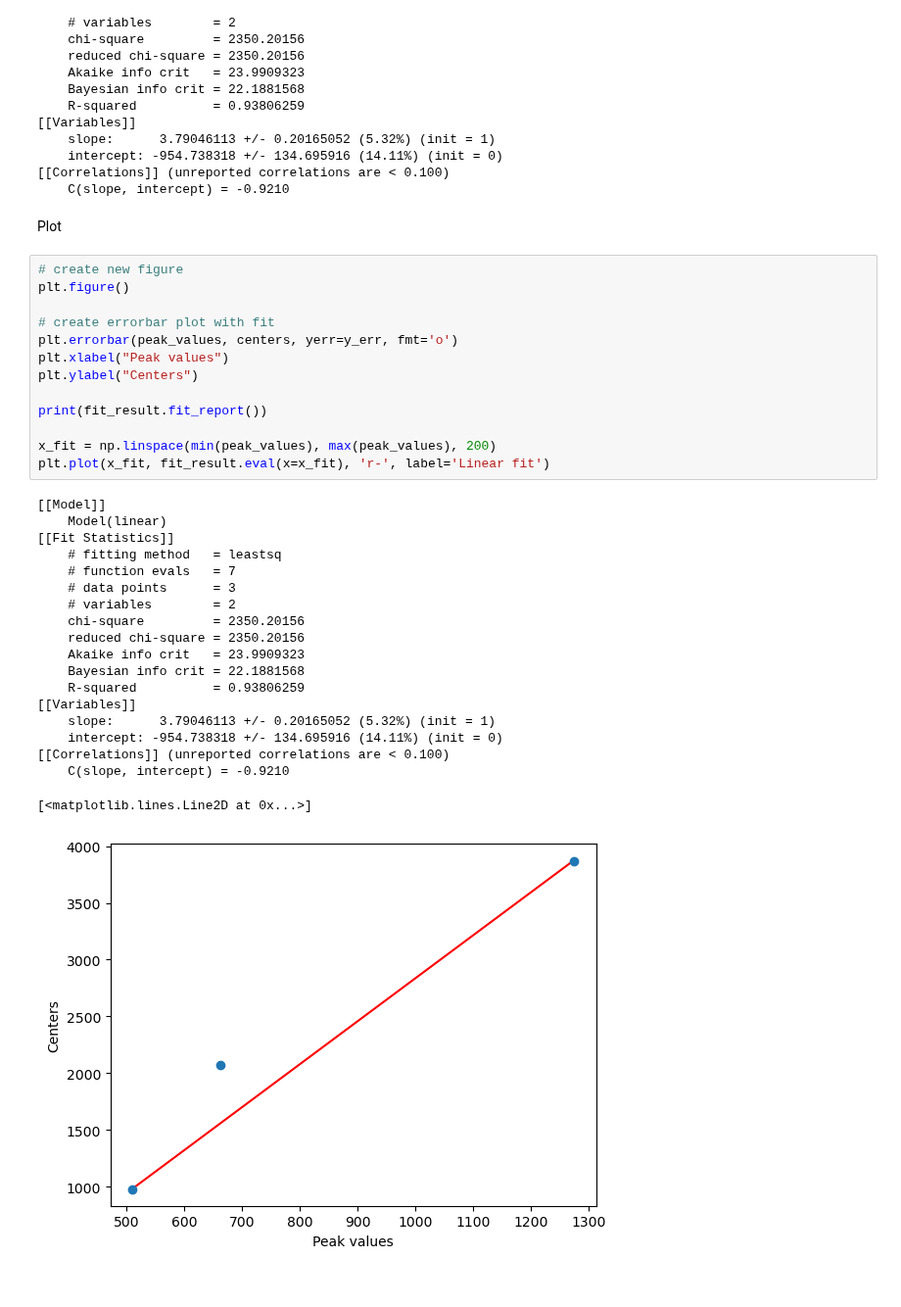
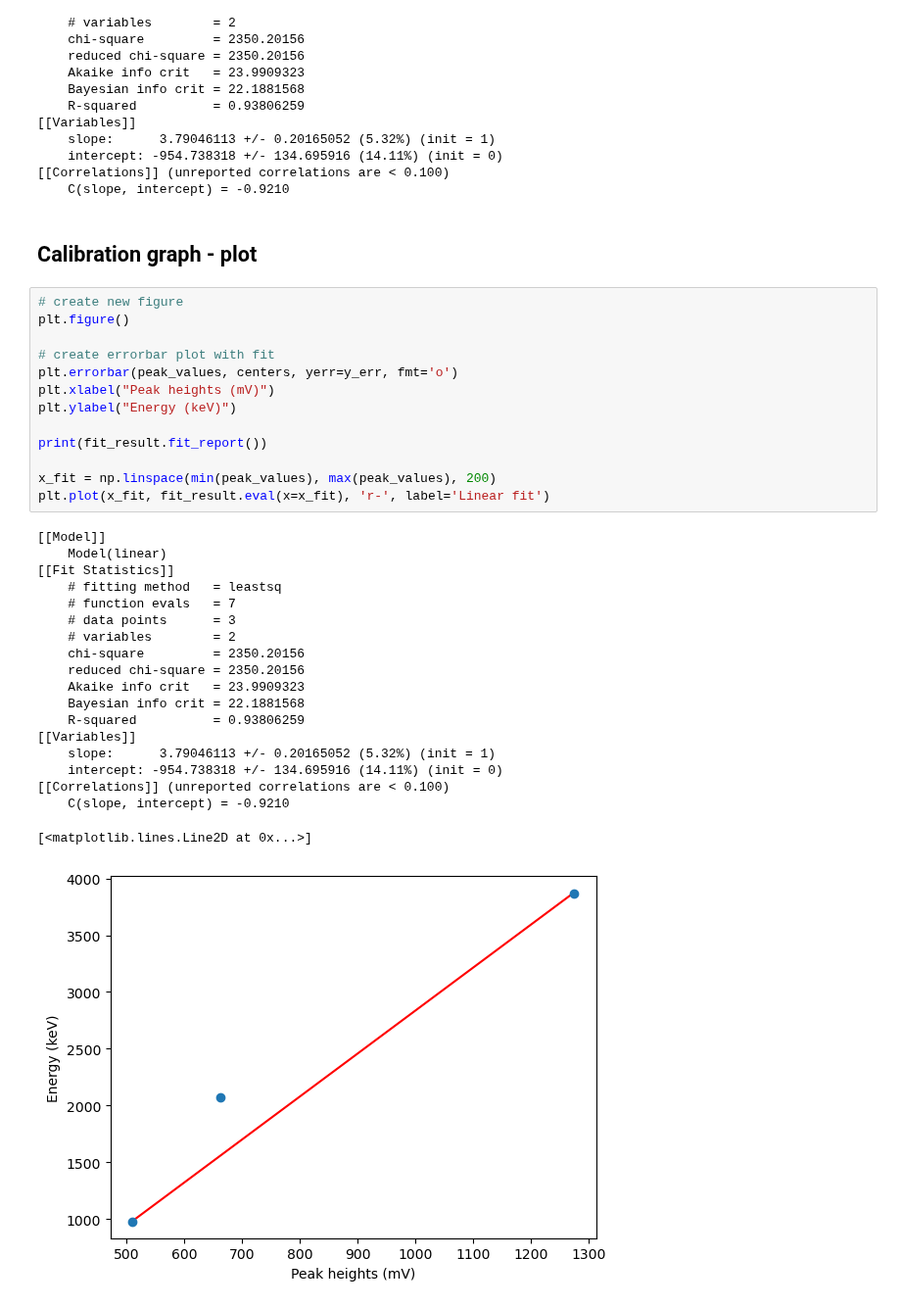
Before and after one commit to SannevWestrenen/NSP2-Particle-Physics---Charley-Sanne, a Jupyter notebook: calibration/Particle Physics - Charley & Sanne.ipynb, the cells around one changed output. Shown at 98% size. Cells and saved outputs as stored; diff of their text form.

```diff
--- a/calibration/Particle Physics - Charley & Sanne.ipynb
+++ b/calibration/Particle Physics - Charley & Sanne.ipynb
@@ -260,37 +269,37 @@ print(fit_result.fit_report())
 [[Correlations]] (unreported correlations are < 0.100)
     C(slope, intercept) = -0.9210
 # %% [markdown]
-Plot
+## Calibration graph - plot
 # %%
 # create new figure
 plt.figure()
 
 # create errorbar plot with fit
 plt.errorbar(peak_values, centers, yerr=y_err, fmt='o')
-plt.xlabel("Peak values")
-plt.ylabel("Centers")
+plt.xlabel("Peak heights (mV)")
+plt.ylabel("Energy (keV)")
 
 print(fit_result.fit_report())
 
 x_fit = np.linspace(min(peak_values), max(peak_values), 200)
 plt.plot(x_fit, fit_result.eval(x=x_fit), 'r-', label='Linear fit')
 # %% [output]
 [[Model]]
     Model(linear)
 [[Fit Statistics]]
     # fitting method   = leastsq
     # function evals   = 7
     # data points      = 3
     # variables        = 2
     chi-square         = 2350.20156
     reduced chi-square = 2350.20156
     Akaike info crit   = 23.9909323
     Bayesian info crit = 22.1881568
     R-squared          = 0.93806259
 [[Variables]]
     slope:      3.79046113 +/- 0.20165052 (5.32%) (init = 1)
     intercept: -954.738318 +/- 134.695916 (14.11%) (init = 0)
 [[Correlations]] (unreported correlations are < 0.100)
     C(slope, intercept) = -0.9210
 [<matplotlib.lines.Line2D at 0x...>]
-[figure, old version]
+[figure, new version]
```
Also changed, not shown: parts of 20 cells of this notebook.
